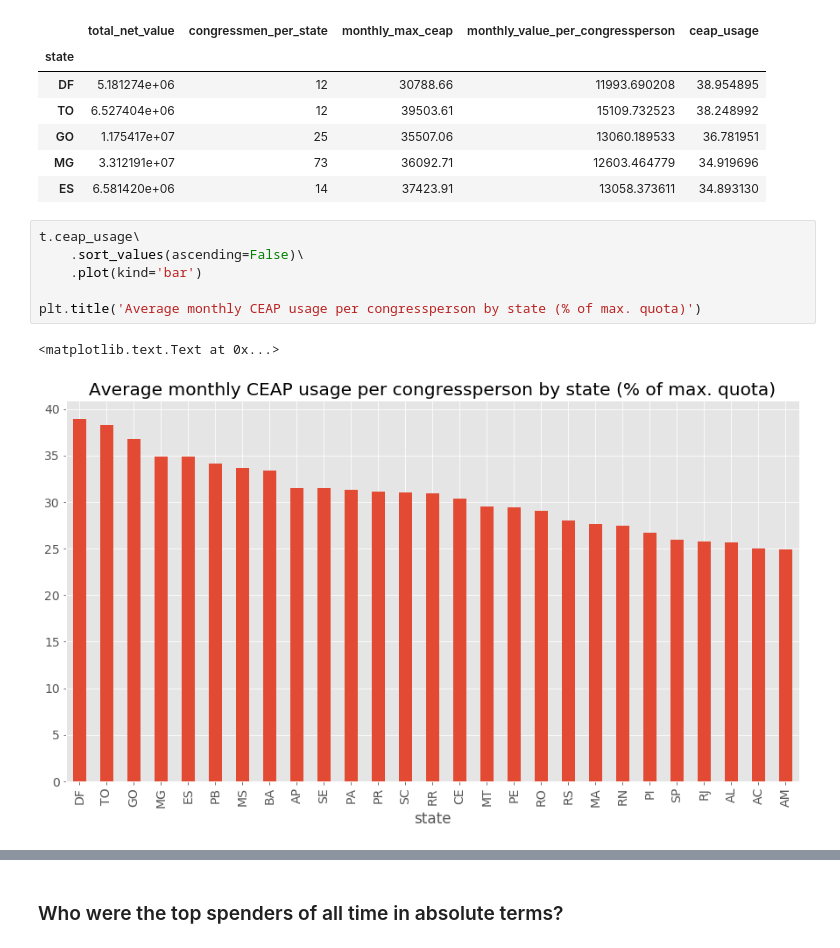
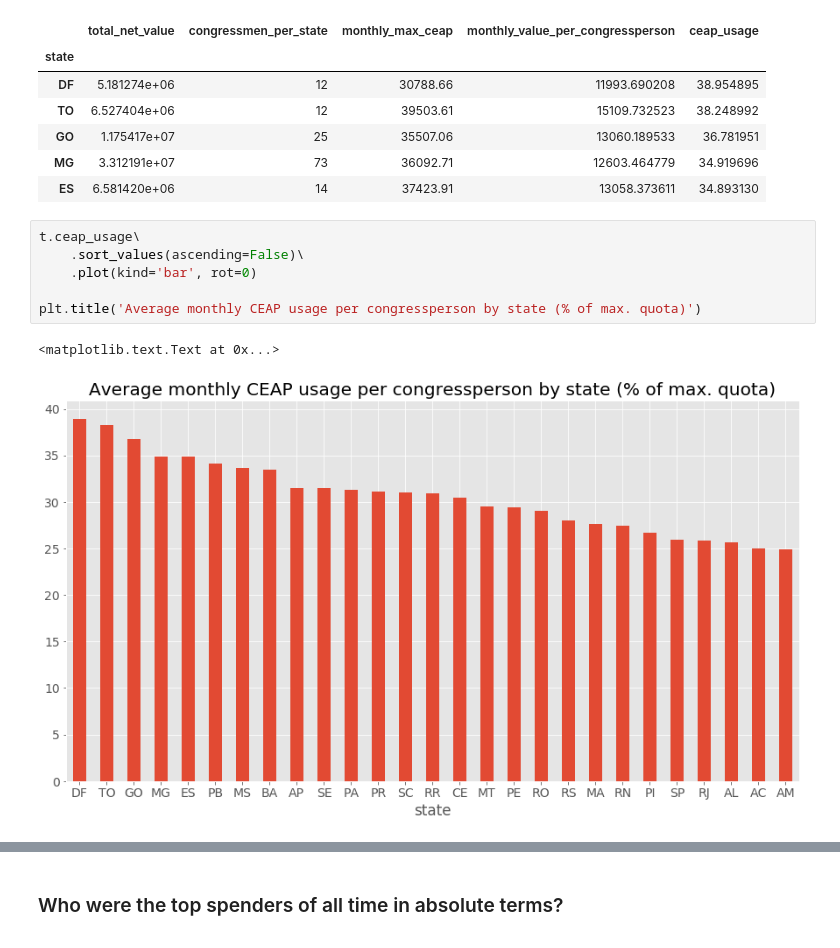
Before and after one commit to luipillmann/serenata-de-amor, a Jupyter notebook: develop/2017-05-01-luipillmann-intro-to-reimbursements.ipynb, the cells around one changed output, grey strips where cells are left out. Cells and saved outputs as stored; diff of their text form.

```diff
--- a/develop/2017-05-01-luipillmann-intro-to-reimbursements.ipynb
+++ b/develop/2017-05-01-luipillmann-intro-to-reimbursements.ipynb
@@ -320,9 +320,9 @@ t.sort_values(by='ceap_usage', ascending=False).head()
 # %%
 t.ceap_usage\
     .sort_values(ascending=False)\
-    .plot(kind='bar')
+    .plot(kind='bar', rot=0)
 
 plt.title('Average monthly CEAP usage per congressperson by state (% of max. quota)')
 # %% [output]
 <matplotlib.text.Text at 0x...>
-[figure, old version]
+[figure, new version]
```
Also changed, not shown: parts of 6 cells of this notebook, 2 other files.
